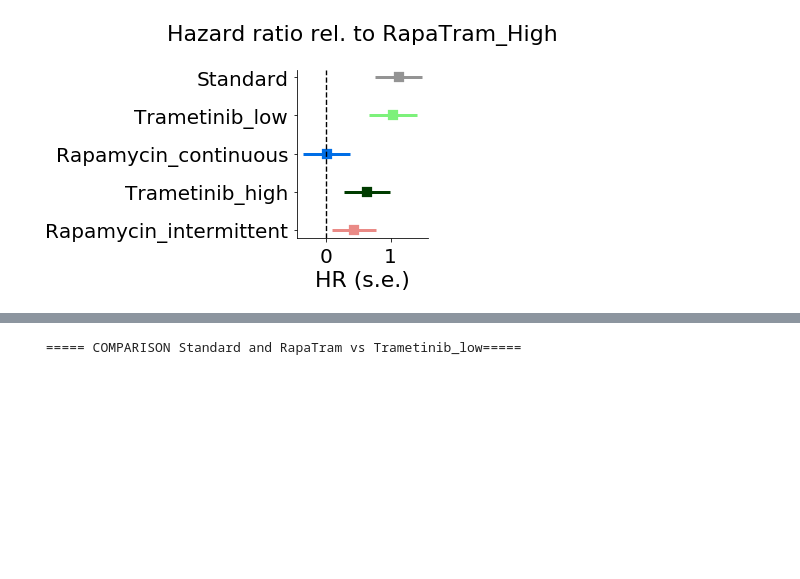
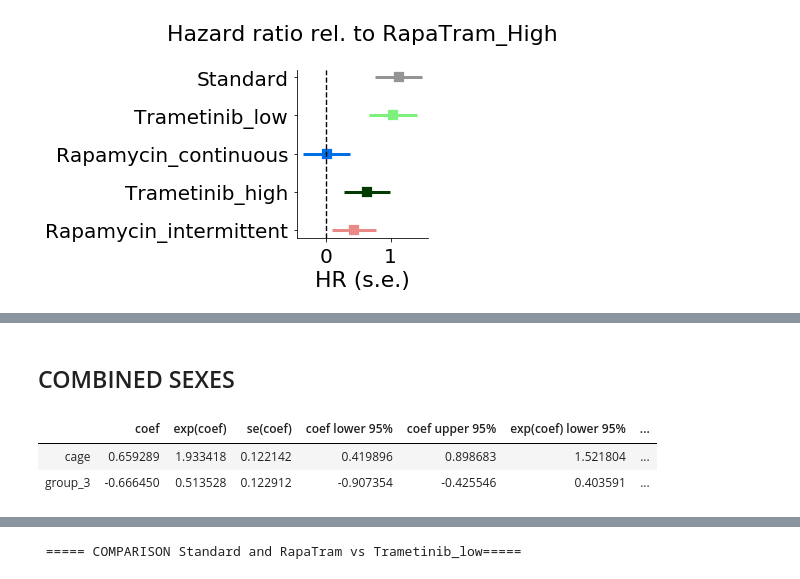
Before and after one commit to carolinamonzo/LG_proteomics, a Jupyter notebook: scripts/Loop_HazardRatios.ipynb, the cells around one changed output, grey strips where cells are left out. Drawn from its saved outputs; the diff is of its cells as text; code cells hidden in the pictures; blank space fills up the shorter version.

```diff
--- a/scripts/Loop_HazardRatios.ipynb
+++ b/scripts/Loop_HazardRatios.ipynb
@@ -69,0 +85,8 @@ display(al69df)
+# %% [markdown]
+## COMBINED SEXES
+# %%
+display(cphSDRI.summary)
+# %% [output]
+|  | coef | exp(coef) | se(coef) | coef lower 95% | coef upper 95% | exp(coef) lower 95% | ... |
+| cage | 0.659289 | 1.933418 | 0.122142 | 0.419896 | 0.898683 | 1.521804 | ... |
+| group_3 | -0.666450 | 0.513528 | 0.122912 | -0.907354 | -0.425546 | 0.403591 | ... |
```
Also changed, not shown: parts of 14 cells of this notebook.
